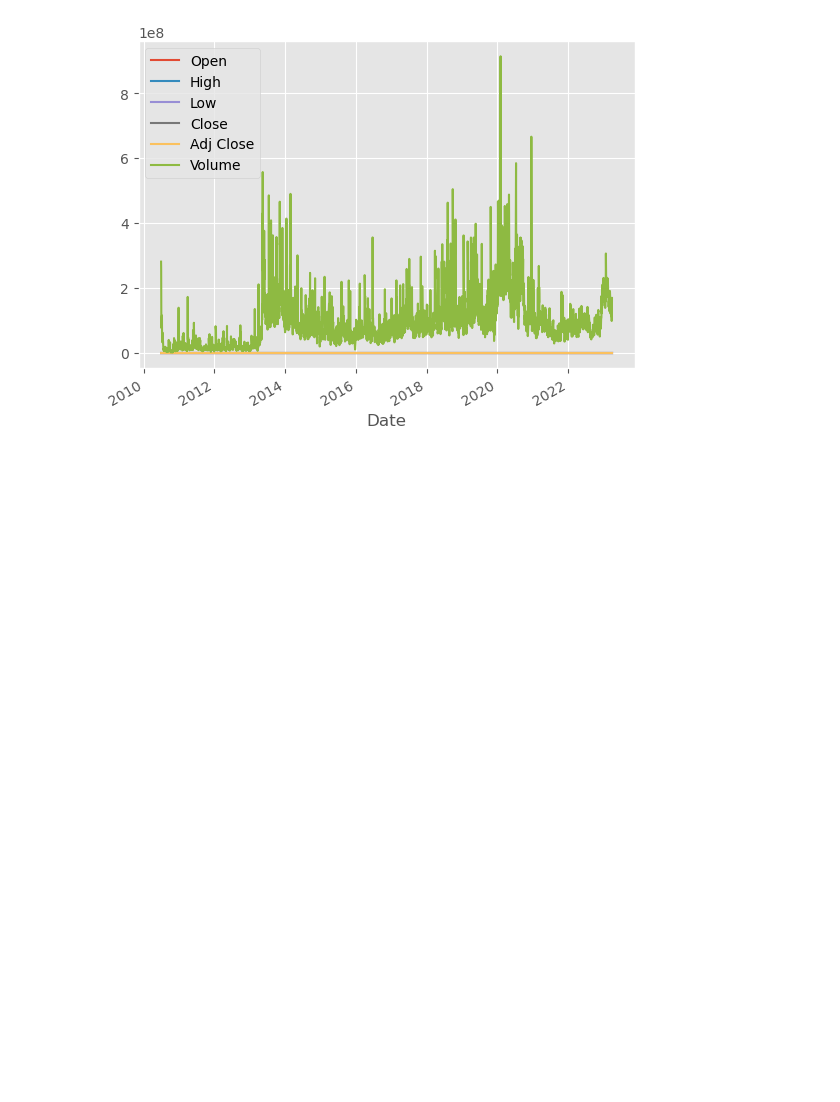
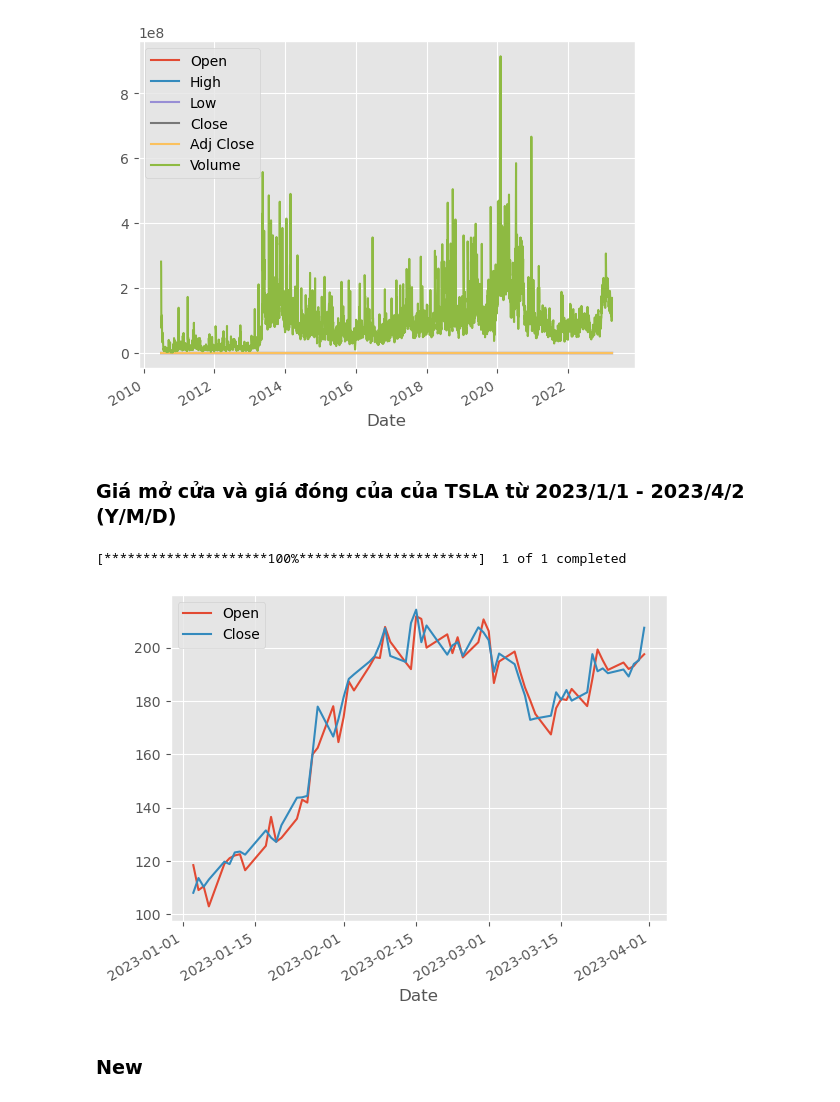
Before and after one commit to lehuynhduc16/Learn-Time-Series-Analysis, a Jupyter notebook: time_series_analysis.ipynb, the cells around one changed output. Cells and saved outputs as stored; diff of their text form; code cells hidden in the pictures; blank space fills up the shorter version.

```diff
--- a/time_series_analysis.ipynb
+++ b/time_series_analysis.ipynb
@@ -54,3 +54,16 @@ df.plot()
 plt.show()
 # %% [output]
 [figure]
+# %% [markdown]
+### Giá mở cửa và giá đóng của của TSLA từ 2023/1/1 - 2023/4/2 (Y/M/D)
+# %%
+df23 = pdr.get_data_yahoo('TSLA', '2023-1-1', '2023-4-3')
+# %% [output]
+[*********************100%***********************]  1 of 1 completed
+# %%
+df23[['Open', 'Close']].plot()
+plt.show()
+# %% [output]
+[figure, added]
+# %% [markdown]
+### New
```
Also changed, not shown: parts of 7 cells of this notebook, 1 other file.
